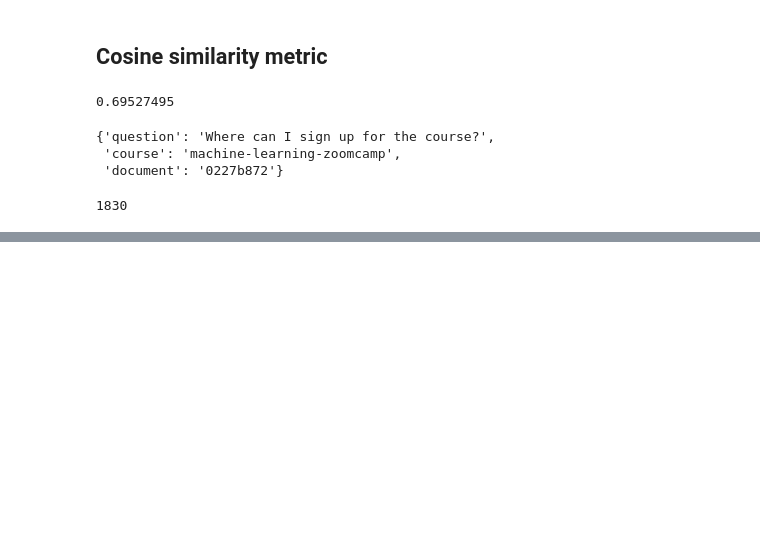
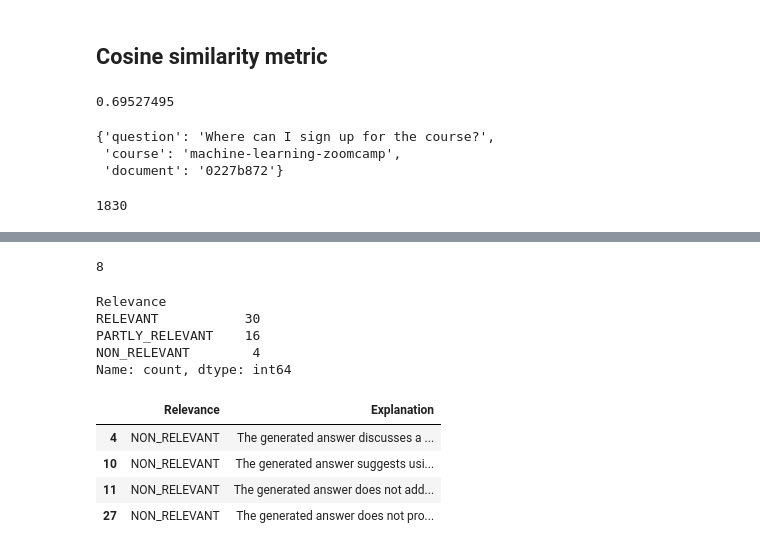
Before and after one commit to ozgeozge/llm-zoomcamp, a Jupyter notebook: 04-Monitoring/offline-rag-evaluation.ipynb, the cells around one changed output, grey strips where cells are left out. Drawn from its saved outputs; the diff is of its cells as text; code cells hidden in the pictures; blank space fills up the shorter version.

Commit message:
offline rag evaluation completed

```diff
--- a/04-Monitoring/offline-rag-evaluation.ipynb
+++ b/04-Monitoring/offline-rag-evaluation.ipynb
@@ -330,0 +526,7 @@ df_phi3.to_csv('data/results-phi3.csv', index=False)
+# %%
+evaluations = []
+
+for record in tqdm(results_mixtral):
+    prompt = prompt1_template.format(**record)
+    evaluation = llm(prompt)
+    evaluations.append(evaluation)
@@ -330,0 +537,30 @@ df_phi3.to_csv('data/results-phi3.csv', index=False)
+# %%
+i
+# %% [output]
+8
+# %%
+evaluations[8]= '{\n  "Relevance": "RELEVANT",\n  "Explanation": "The generated answer addresses the user s concern about losing the REMOTE URI variable after the session ends by providing steps to manually set the variable again in the terminal. These steps are consistent with the original answer, ensuring that the user can continue to use the URI address for logging in to the registry."\n}'
+# %%
+json_evaluations = []
+
+for i, str_eval in enumerate(evaluations):
+    json_eval = json.loads(str_eval)
+    json_evaluations.append(json_eval)
+# %%
+df_evaluations = pd.DataFrame(json_evaluations)
+# %%
+df_evaluations.Relevance.value_counts()
+# %% [output]
+Relevance
+RELEVANT           30
+PARTLY_RELEVANT    16
+NON_RELEVANT        4
+Name: count, dtype: int64
+# %%
+df_evaluations[df_evaluations.Relevance == 'NON_RELEVANT'] #.to_dict(orient='records')
+# %% [output]
+|  | Relevance | Explanation |
+| 4 | NON_RELEVANT | The generated answer discusses a ... |
+| 10 | NON_RELEVANT | The generated answer suggests usi... |
+| 11 | NON_RELEVANT | The generated answer does not add... |
+| 27 | NON_RELEVANT | The generated answer does not pro... |
```
Also changed, not shown: parts of 50 cells of this notebook, 6 other files.
